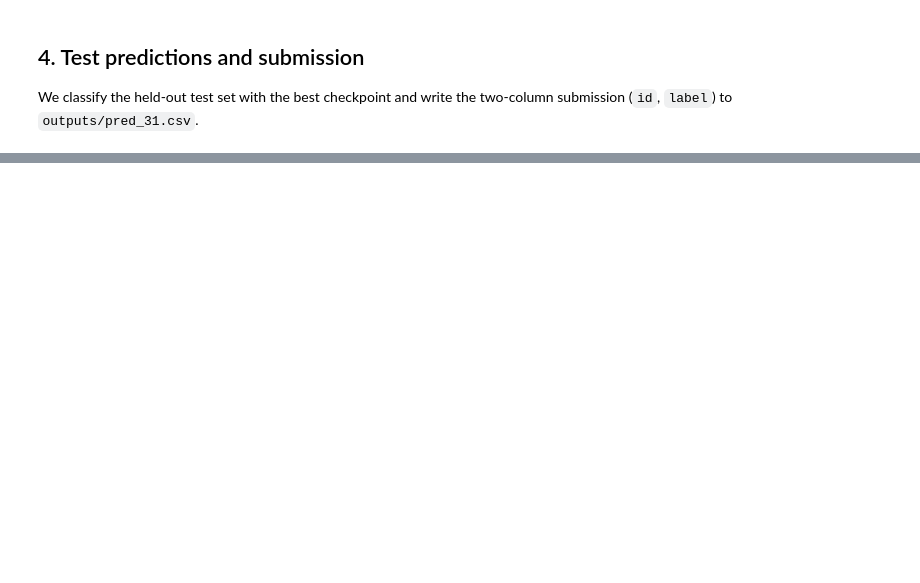
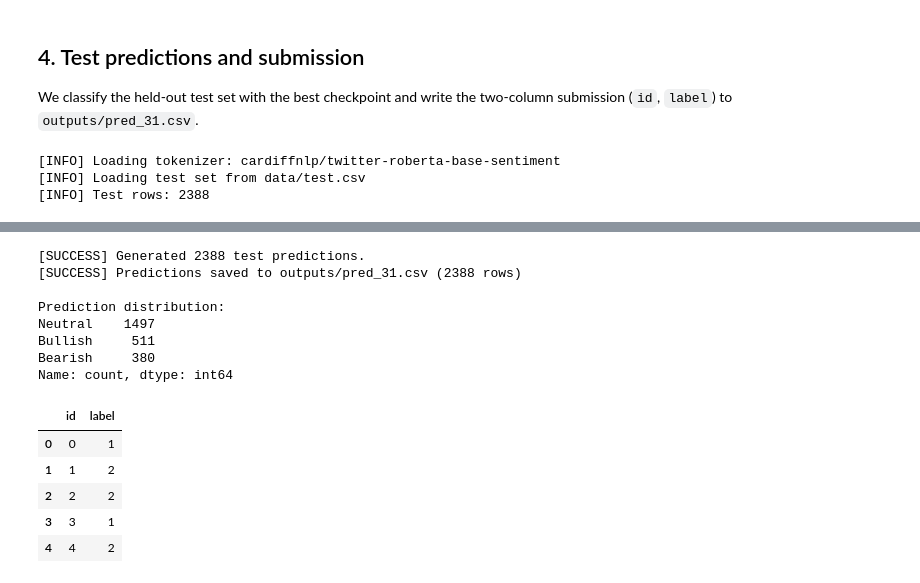
Before and after one commit to GoncaloBento/text-mining-tweet-classification, a Jupyter notebook: notebooks/tm_final_31.ipynb, the cells around one changed output, grey strips where cells are left out. Cells and saved outputs as stored; diff of their text form; code cells hidden in the pictures; blank space fills up the shorter version.

Commit message:
Add final notebook execution outputs and generated predictions CSV

```diff
--- a/notebooks/tm_final_31.ipynb
+++ b/notebooks/tm_final_31.ipynb
@@ -2093,7 +2126,10 @@ preds = predict_test_set(trainer, tokenizer, test_csv_path=TEST_CSV_PATH)
 test_df = pd.read_csv(TEST_CSV_PATH)
 submission = save_submission(test_df, preds, output_path="outputs/pred_31.csv", id_col="id")
 
-print("
-Prediction distribution:")
+print("\nPrediction distribution:")
 print(pd.Series(preds).map(LABEL_NAMES).value_counts())
 submission.head()
+# %% [output]
+[INFO] Loading tokenizer: cardiffnlp/twitter-roberta-base-sentiment
+[INFO] Loading test set from data/test.csv
+[INFO] Test rows: 2388
@@ -2099,0 +2137,14 @@ submission.head()
+[SUCCESS] Generated 2388 test predictions.
+[SUCCESS] Predictions saved to outputs/pred_31.csv (2388 rows)
+
+Prediction distribution:
+Neutral    1497
+Bullish     511
+Bearish     380
+Name: count, dtype: int64
+|  | id | label |
+| 0 | 0 | 1 |
+| 1 | 1 | 2 |
+| 2 | 2 | 2 |
+| 3 | 3 | 1 |
+| 4 | 4 | 2 |
```
Also changed, not shown: parts of 4 cells of this notebook, 1 other file.
